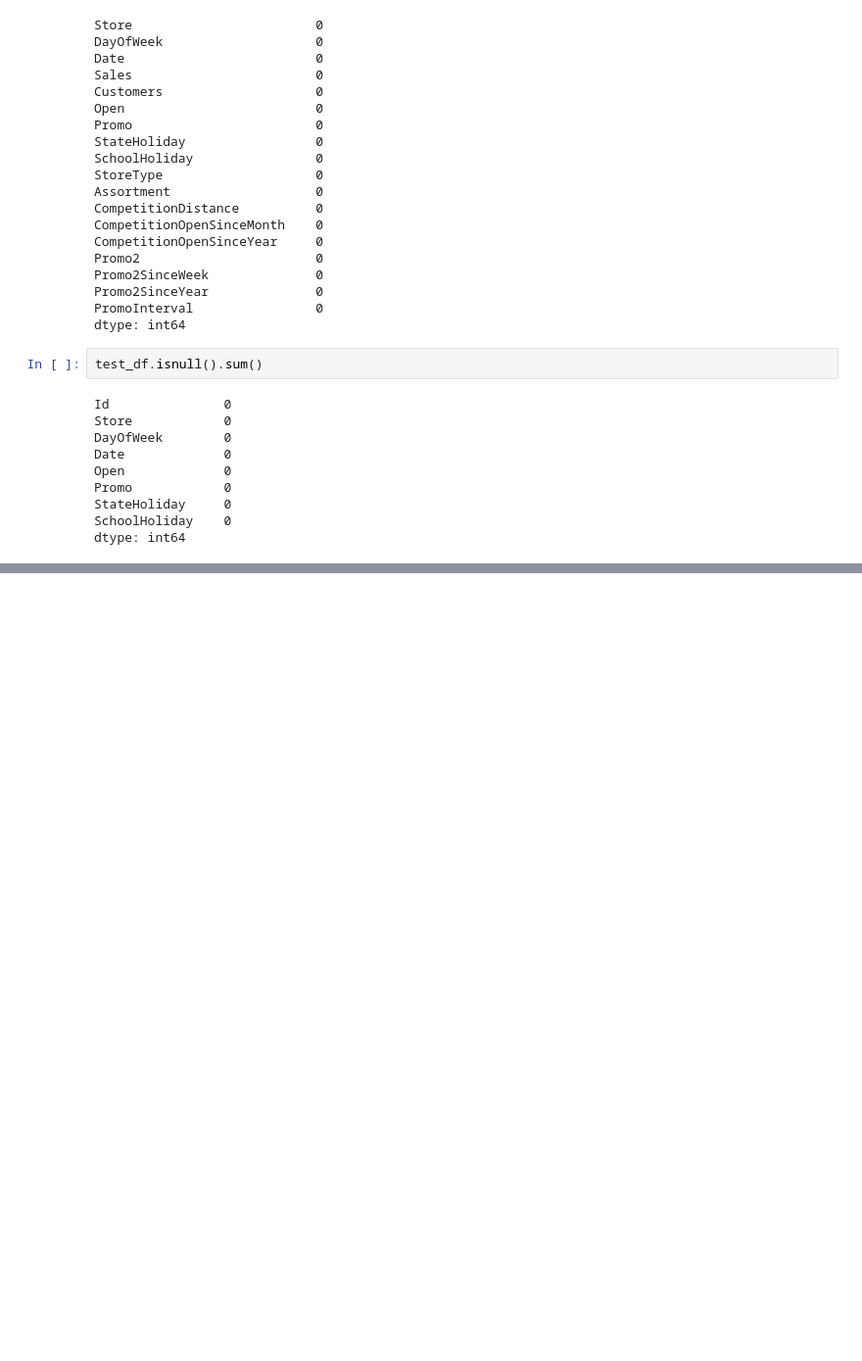
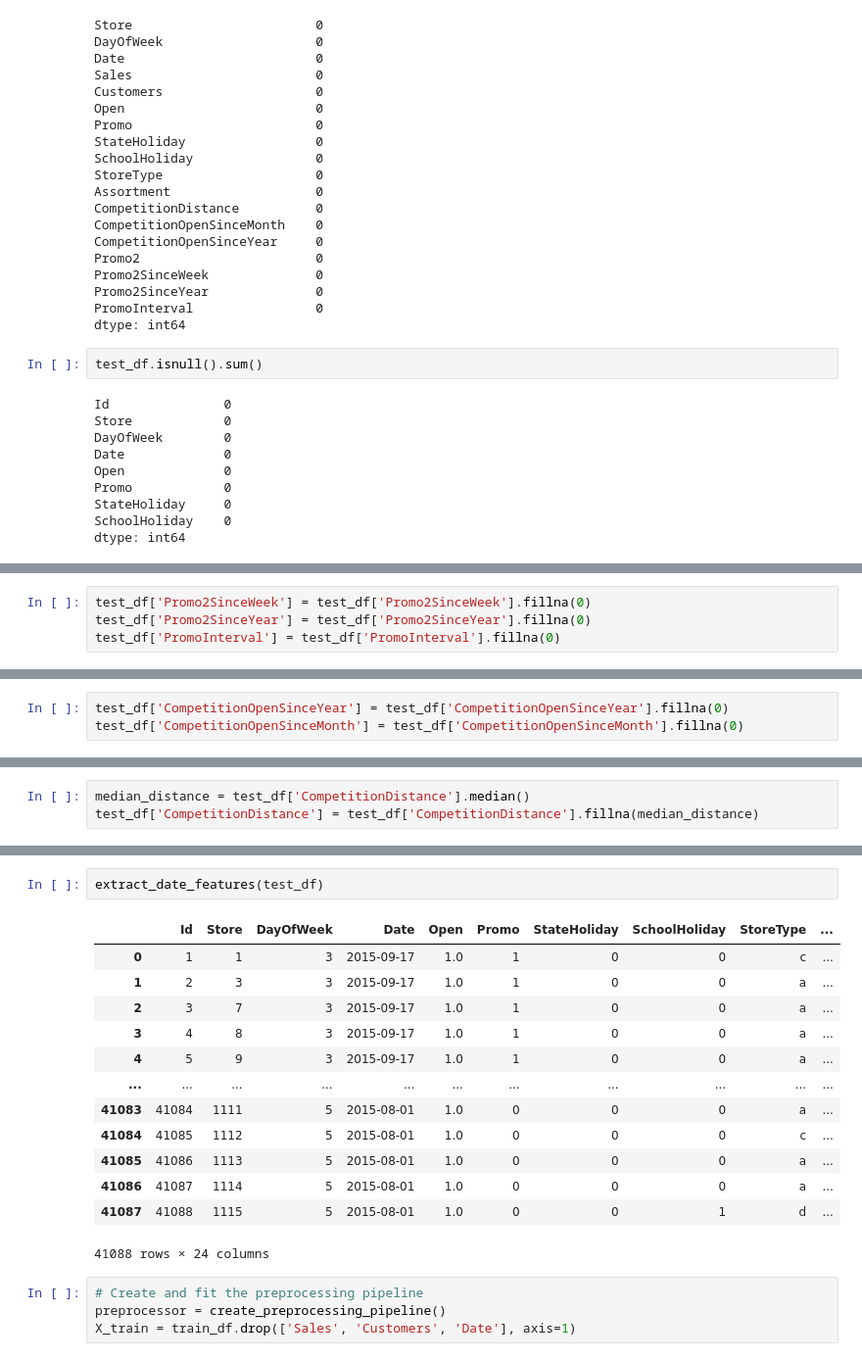
Before and after one commit to brook1167/Rossmann-Pharmaceuticals, a Jupyter notebook: notebooks/prediction_store_sales.ipynb, the cells around one changed output, grey strips where cells are left out. Shown: that part at 98% size. Drawn from its saved outputs; the diff is of its cells as text; blank space fills up the shorter version.

```diff
--- a/notebooks/prediction_store_sales.ipynb
+++ b/notebooks/prediction_store_sales.ipynb
@@ -105,0 +149,4 @@ dtype: int64
+# %%
+test_df['Promo2SinceWeek'] = test_df['Promo2SinceWeek'].fillna(0)
+test_df['Promo2SinceYear'] = test_df['Promo2SinceYear'].fillna(0)
+test_df['PromoInterval'] = test_df['PromoInterval'].fillna(0)
@@ -105,0 +157,3 @@ dtype: int64
+# %%
+test_df['CompetitionOpenSinceYear'] = test_df['CompetitionOpenSinceYear'].fillna(0)
+test_df['CompetitionOpenSinceMonth'] = test_df['CompetitionOpenSinceMonth'].fillna(0)
@@ -105,0 +164,3 @@ dtype: int64
+# %%
+median_distance = test_df['CompetitionDistance'].median()
+test_df['CompetitionDistance'] = test_df['CompetitionDistance'].fillna(median_distance)
@@ -105,0 +220,20 @@ dtype: int64
+# %%
+extract_date_features(test_df)
+# %% [output]
+|  | Id | Store | DayOfWeek | Date | Open | Promo | StateHoliday | SchoolHoliday | StoreType | ... |
+| 0 | 1 | 1 | 3 | 2015-09-17 | 1.0 | 1 | 0 | 0 | c | ... |
+| 1 | 2 | 3 | 3 | 2015-09-17 | 1.0 | 1 | 0 | 0 | a | ... |
+| 2 | 3 | 7 | 3 | 2015-09-17 | 1.0 | 1 | 0 | 0 | a | ... |
+| 3 | 4 | 8 | 3 | 2015-09-17 | 1.0 | 1 | 0 | 0 | a | ... |
+| 4 | 5 | 9 | 3 | 2015-09-17 | 1.0 | 1 | 0 | 0 | a | ... |
+| ... | ... | ... | ... | ... | ... | ... | ... | ... | ... | ... |
+| 41083 | 41084 | 1111 | 5 | 2015-08-01 | 1.0 | 0 | 0 | 0 | a | ... |
+| 41084 | 41085 | 1112 | 5 | 2015-08-01 | 1.0 | 0 | 0 | 0 | c | ... |
+| 41085 | 41086 | 1113 | 5 | 2015-08-01 | 1.0 | 0 | 0 | 0 | a | ... |
+| 41086 | 41087 | 1114 | 5 | 2015-08-01 | 1.0 | 0 | 0 | 0 | a | ... |
+| 41087 | 41088 | 1115 | 5 | 2015-08-01 | 1.0 | 0 | 0 | 1 | d | ... |
+41088 rows × 24 columns
+# %%
+# Create and fit the preprocessing pipeline
+preprocessor = create_preprocessing_pipeline()
+X_train = train_df.drop(['Sales', 'Customers', 'Date'], axis=1)
```
Also changed, not shown: parts of 14 cells of this notebook.
